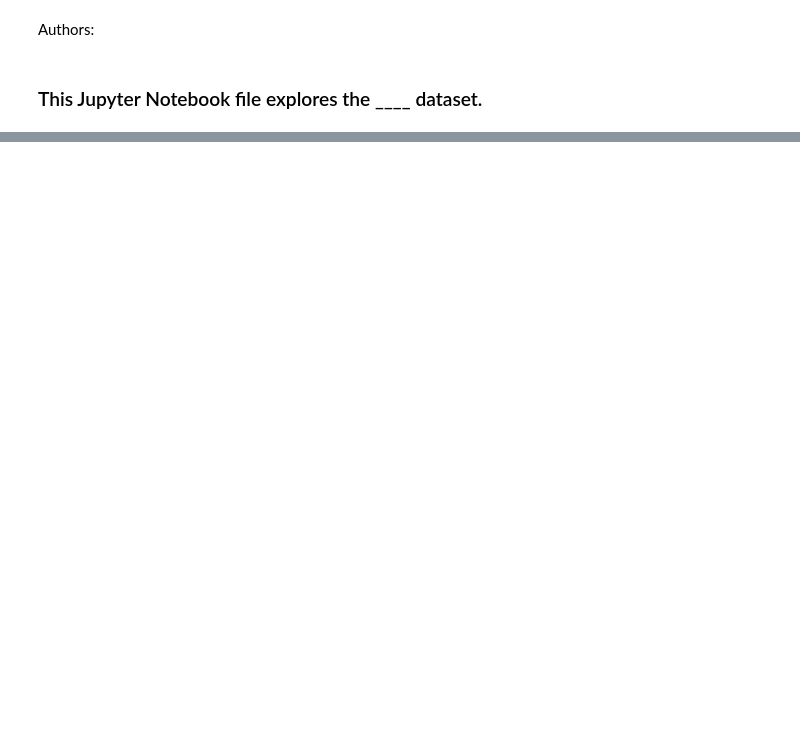
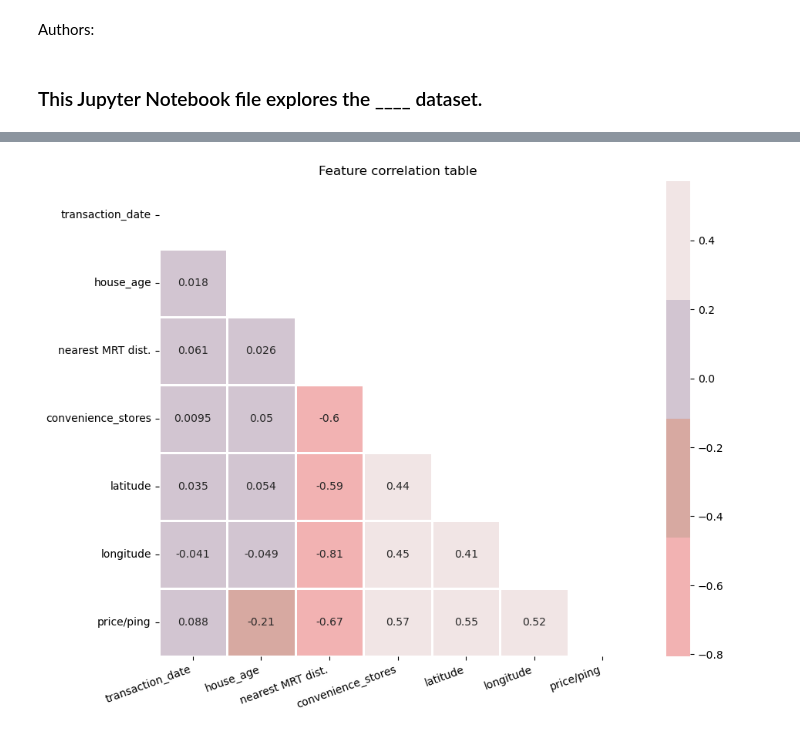
Before and after one commit to michaelgamstonNotts/ML_CW1, a Jupyter notebook: R_real_estate_datapreprocessing.ipynb, the cells around one changed output, grey strips where cells are left out. Drawn from its saved outputs; the diff is of its cells as text; code cells hidden in the pictures; blank space fills up the shorter version.

```diff
--- a/R_real_estate_datapreprocessing.ipynb
+++ b/R_real_estate_datapreprocessing.ipynb
@@ -22,0 +16,18 @@ real_estate_df.head()
+# %%
+# 'transaction_date': X1 - The transaction date in year format (e.g., 2013.250 for March 2013)
+# 'house_age': X2 - The age of the house in years
+# 'nearest MRT dist.': X3 - Distance to the nearest MRT station in meters
+# 'convenience_stores': X4 - Number of convenience stores within walking distance
+# 'latitude': X5 - Geographic coordinate for latitude in degrees
+# 'longitude': X6 - Geographic coordinate for longitude in degrees
+# 'price/ping': Y - House price per unit area in 10,000 New Taiwan Dollars per Ping
+
+# load the csv saved
+real_estate_df = pd.read_csv('real_estate_dataset/realest_data.csv', index_col=False)
+
+# rename the columns
+real_estate_df.columns=['transaction_date', 'house_age', 'nearest MRT dist.', 'convenience_stores','latitude', 'longitude',
+                                    'price/ping']
+
+# display the df
+real_estate_df.head()
@@ -22,0 +72,32 @@ real_estate_df.head()
+# %%
+# compute correlation matrix
+corr = real_estate_df.corr()
+
+# boolean mask matrix same hape as corr cerated
+mask = np.zeros_like(corr, dtype=bool)
+
+# upper triangle set to true (mask-> yes)
+mask[np.triu_indices_from(mask)] = True
+
+# create a figure and axes for plotting with specific size
+fig, ax = plt.subplots(figsize=(10, 8))
+
+# set title for plot
+plt.title('Feature correlation table')
+
+# Custom color palette
+cmap = sns.color_palette(["#f2b2b2", "#d7a9a1", "#d2c5d1", "#f1e5e5"])
+
+# plot correlation matrix with mask and annotations
+sns.heatmap(corr, cmap=cmap, mask=mask, ax=ax, annot=True, linewidths=1)
+
+# y-axis labels horizontal and right aligned
+plt.yticks(rotation=0, ha='right')
+
+# x-axis labels rotated 20° and right aligned
+plt.xticks(rotation=20, ha= 'right')
+
+# display plot
+plt.show()
+# %% [output]
+[figure, added]
```
Also changed, not shown: parts of 10 cells of this notebook.
